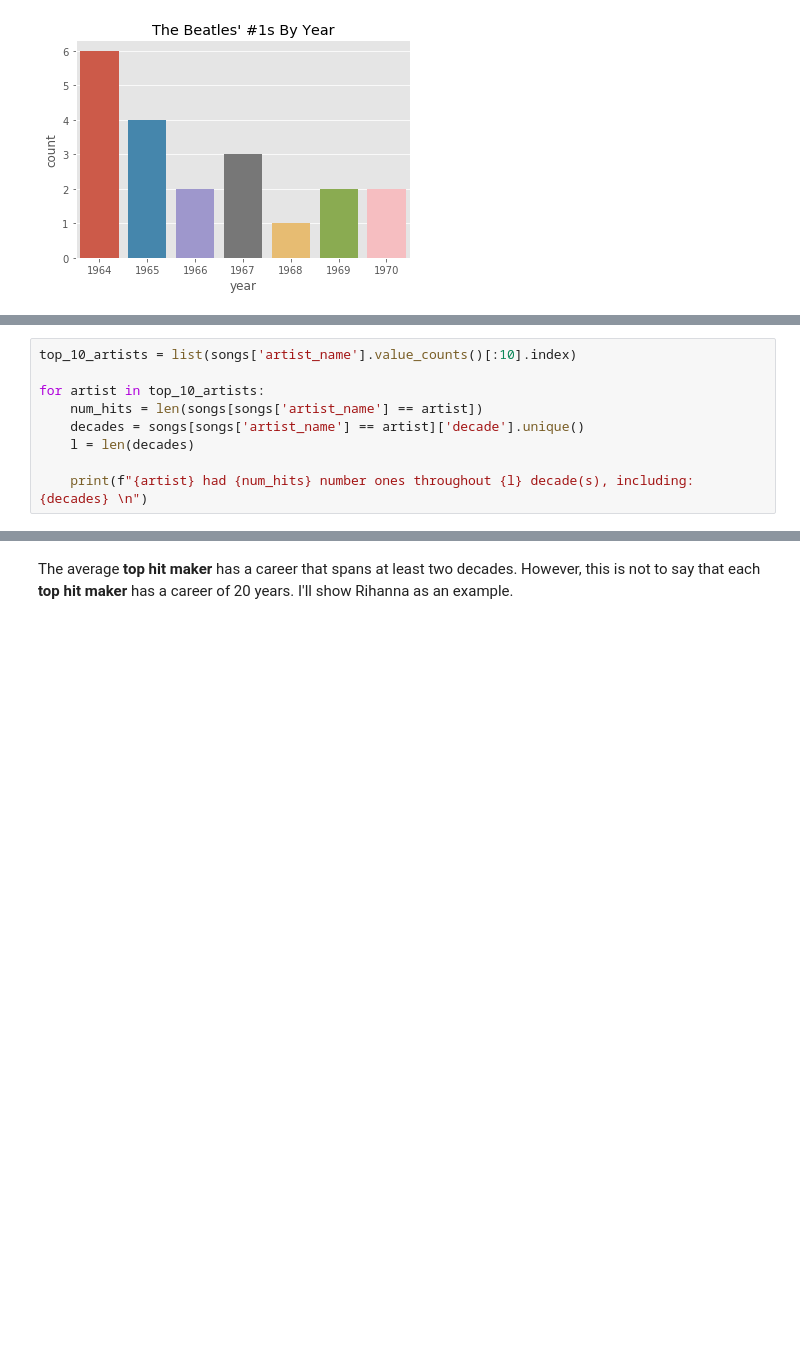
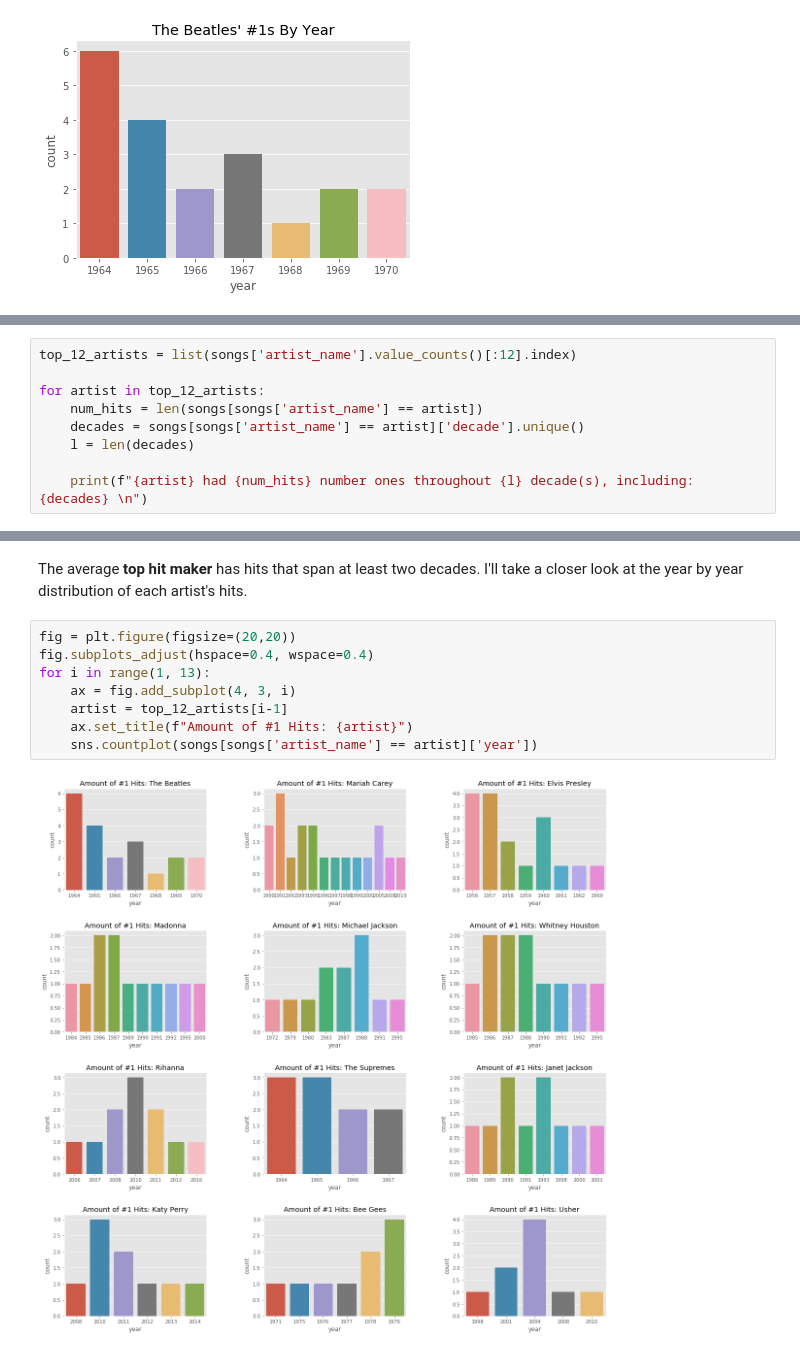
Before and after one commit to d-alvear/Analyzing-Music-by-Decade, a Jupyter notebook: notebooks/7-data-exploration.ipynb, the cells around one changed output, grey strips where cells are left out. Cells and saved outputs as stored; diff of their text form; blank space fills up the shorter version.

Commit message:
plots for each top artist

```diff
--- a/notebooks/7-data-exploration.ipynb
+++ b/notebooks/7-data-exploration.ipynb
@@ -176,7 +181,7 @@ I wonder how long the careers of the other __top hit makers__ has contributed to
 # %%
-top_10_artists = list(songs['artist_name'].value_counts()[:10].index)
+top_12_artists = list(songs['artist_name'].value_counts()[:12].index)
 
-for artist in top_10_artists:
+for artist in top_12_artists:
     num_hits = len(songs[songs['artist_name'] == artist])
     decades = songs[songs['artist_name'] == artist]['decade'].unique()
     l = len(decades)
@@ -205,2 +208,12 @@ Bee Gees had 9 number ones throughout 1 decade(s), including: [1970]
-# %% [markdown]
-The average __top hit maker__ has a career that spans at least two decades. However, this is not to say that each __top hit maker__ has a career of 20 years. I'll show Rihanna as an example.
+# %% [markdown]
+The average __top hit maker__ has hits that span at least two decades. I'll take a closer look at the year by year distribution of each artist's hits.
+# %%
+fig = plt.figure(figsize=(20,20))
+fig.subplots_adjust(hspace=0.4, wspace=0.4)
+for i in range(1, 13):
+    ax = fig.add_subplot(4, 3, i)
+    artist = top_12_artists[i-1]
+    ax.set_title(f"Amount of #1 Hits: {artist}")
+    sns.countplot(songs[songs['artist_name'] == artist]['year'])
+# %% [output]
+[figure, added]
```
Also changed, not shown: parts of 7 cells of this notebook.
